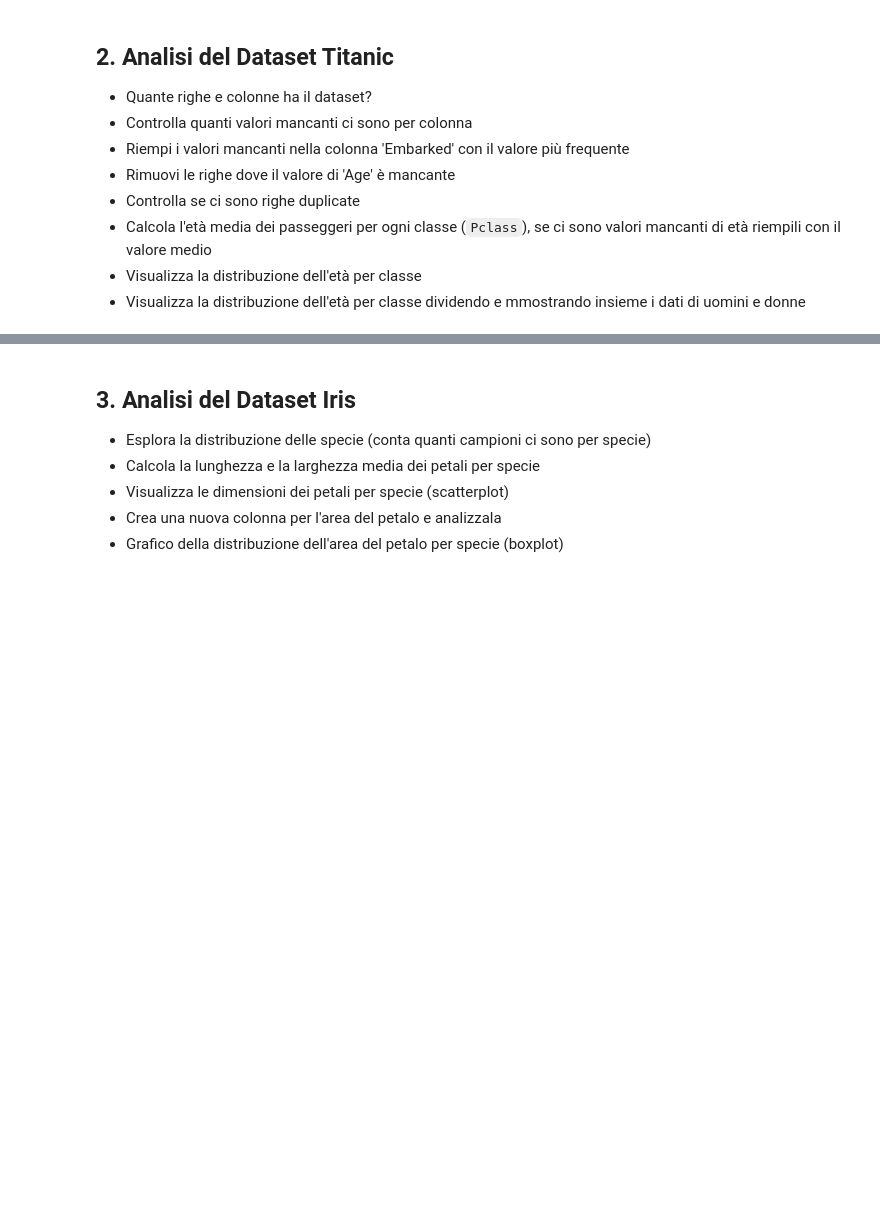
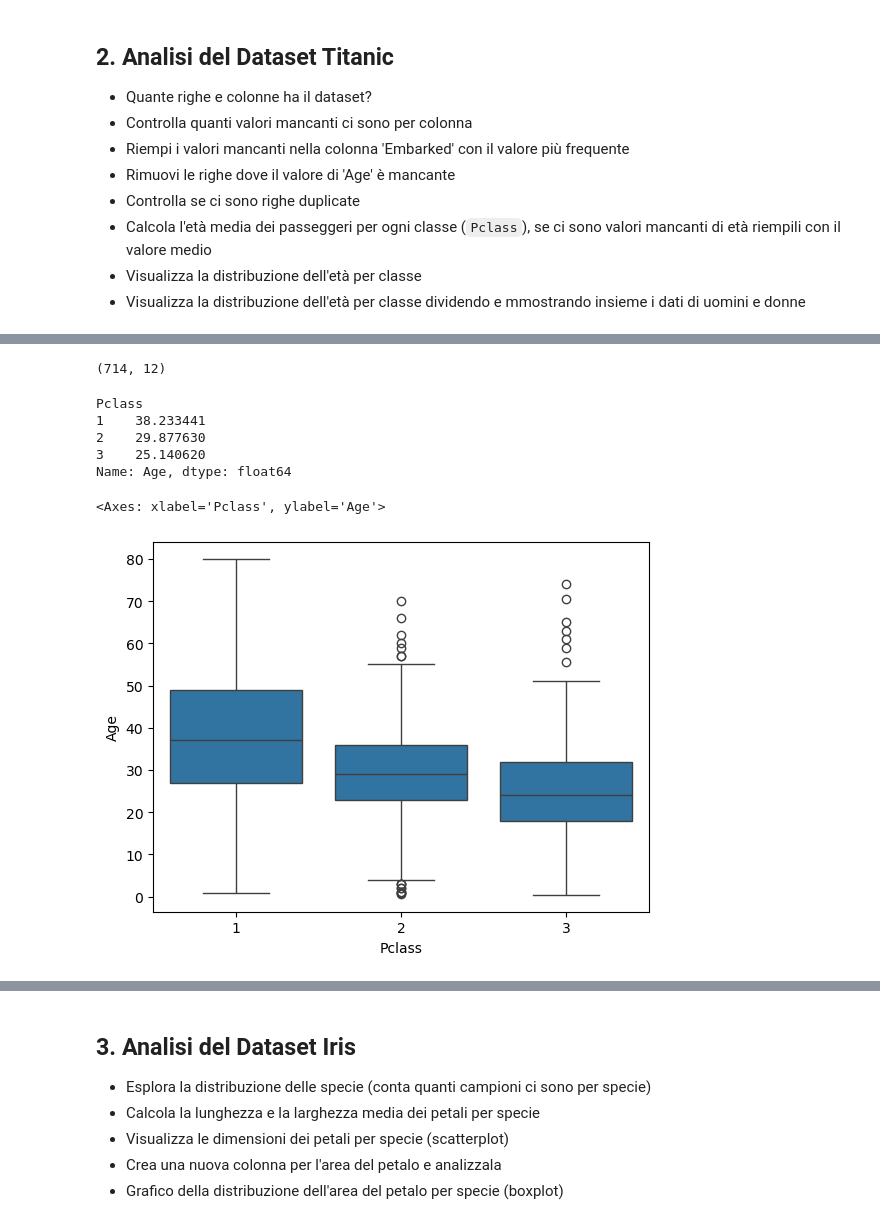
Before and after one commit to michela-roman/ProgrammingLabII, a Jupyter notebook: 4_Esercizi_lez_4.ipynb, the cells around one changed output, grey strips where cells are left out. Drawn from its saved outputs; the diff is of its cells as text; code cells hidden in the pictures; blank space fills up the shorter version.

```diff
--- a/4_Esercizi_lez_4.ipynb
+++ b/4_Esercizi_lez_4.ipynb
@@ -62,0 +86,27 @@ df.head()
+# %%
+# Riempio i valori mancanti nella colonna 'Embarked' con il valore più frequente
+df['Embarked'] = df['Embarked'].fillna((df['Embarked'].mode())[0])
+# %%
+# Rimuovo le righe dove il valore di 'Age' è mancante
+df.dropna(subset = 'Age', inplace = True)
+# %%
+# Righe duplicate
+df.drop_duplicates()
+df.shape
+# %% [output]
+(714, 12)
+# %%
+# Età media dei passeggeri per ogni classe
+df.groupby('Pclass')['Age'].mean()
+# %% [output]
+Pclass
+1    38.233441
+2    29.877630
+3    25.140620
+Name: Age, dtype: float64
+# %%
+# Distribuzione dell'età per classe
+sns.boxplot(data = df, x = 'Pclass', y = 'Age')
+# %% [output]
+<Axes: xlabel='Pclass', ylabel='Age'>
+[figure, added]
```
Also changed, not shown: parts of 7 cells of this notebook.
